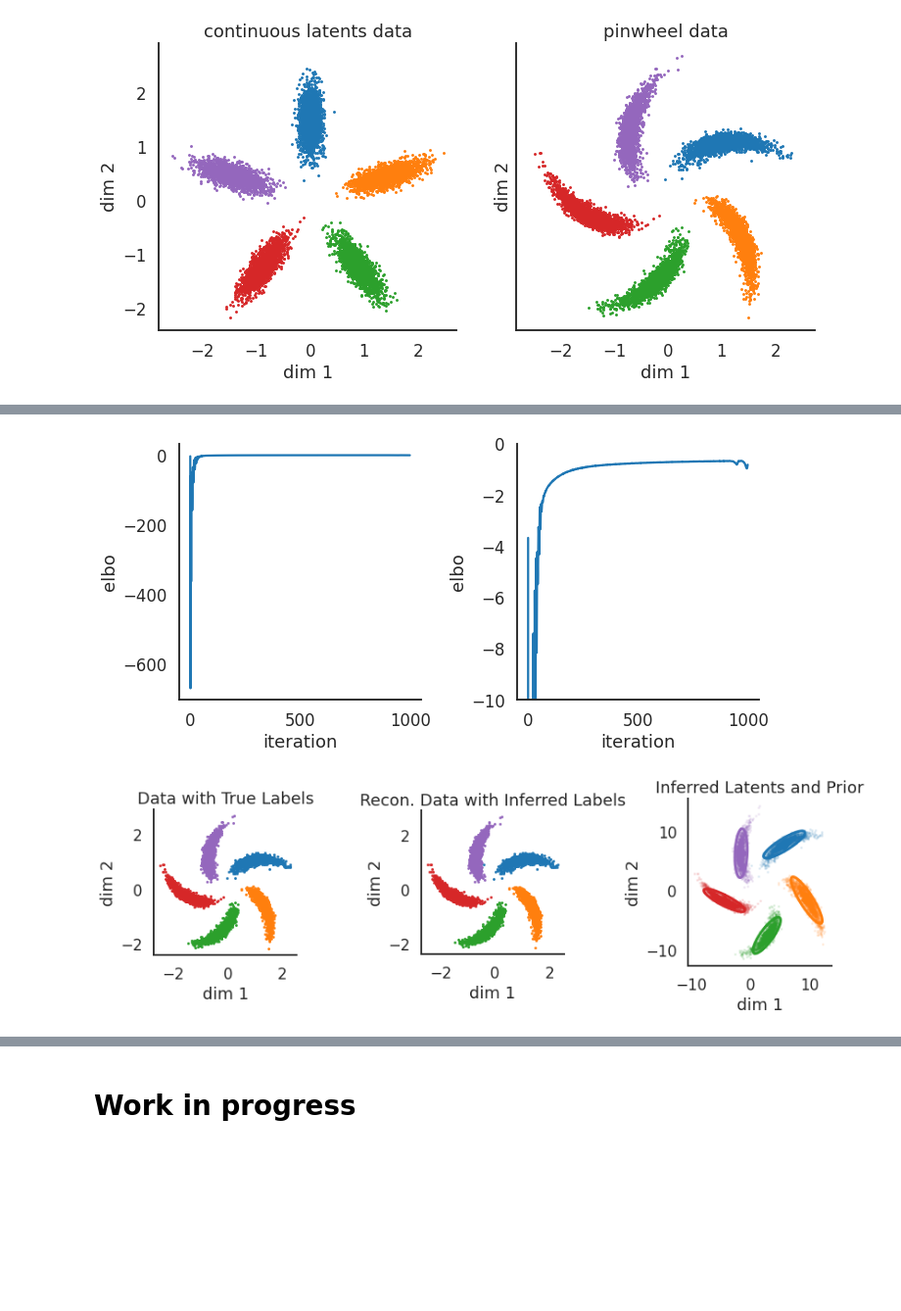
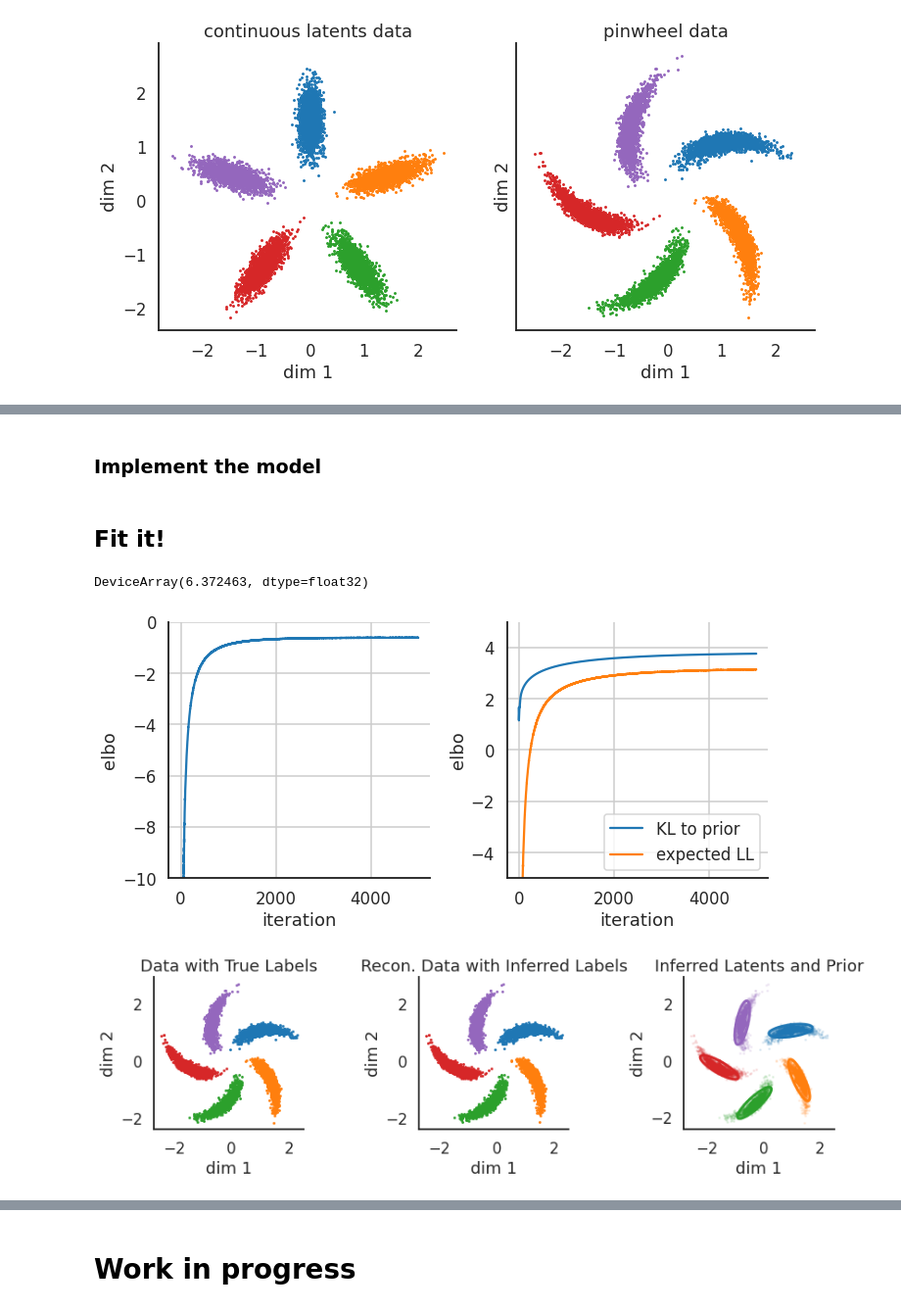
Before and after one commit to lindermanlab/hackathons, a Jupyter notebook: structured-vae.ipynb, the cells around one changed output, grey strips where cells are left out. Shown at 98% size. Cells and saved outputs as stored; diff of their text form; code cells hidden in the pictures; blank space fills up the shorter version.

```diff
--- a/structured-vae.ipynb
+++ b/structured-vae.ipynb
@@ -787,6 +786,9 @@ class CategoricalAndGaussian:
         rng1, rng2 = jax.random.split(seed, 2)
         return self.q_z.sample(seed=rng1, sample_shape=sample_shape), \
                self.q_x.sample(seed=rng2, sample_shape=sample_shape)
+
+    def mean(self):
+        return self.q_z.probs_parameter(), self.q_x.loc
 
     def kl_divergence(self, other):
         # Assume "other" is a prior distribution given as a tuple
@@ -806,6 +808,8 @@ register_pytree_node(
     lambda value: ((value.q_z, value.q_x), None),
     lambda aux_data, children: CategoricalAndGaussian(*children)
 )
+# %% [markdown]
+### Implement the model
 # %%
 class GMMSVAE(SVAE):
 
@@ -854,7 +858,7 @@ class GMMSVAE(SVAE):
             FanInSum
         )
         _, decoder_params = init_decode(rng_decoder, input_shape=(-1, data_dim))
-        log_decoder_varaiance = np.log(1e-4)
+        # log_decoder_varaiance = np.log(1e-2)
 
         # Implement the recongition network with a residual network as well
         init_recognize, self._recognize = serial(
@@ -949,7 +953,12 @@ class GMMSVAE(SVAE):
             q_x = dists.MultivariateNormalFullCovariance(loc, cov[None, :, :].repeat(len(data), axis=0))
             initial_posterior = CategoricalAndGaussian(q_z, q_x)
 
-        posterior, _ = lax.scan(_cavi_step, initial_posterior, None, length=max_iter)
+        # posterior, _ = lax.scan(_cavi_step, initial_posterior, None, length=max_iter)
+
+        # Scan sometimes crashes with nans for no apparent reason
+        posterior = initial_posterior
+        for _ in range(max_iter):
+            posterior, _ = _cavi_step(posterior, None)
         return posterior
 
     def pgm_mstep(self, posterior, kappa0=1e-4, mu0=0, Psi0=1e-4, nu0=1e-4):
@@ -981,29 +990,41 @@ class GMMSVAE(SVAE):
             p_xs.append(niw_posterior_mode(weights.sum(), Ex, ExxT))
 
         return dict(probs=p_z.probs), [dict(loc=p_x.loc, covariance_matrix=p_x.covariance()) for p_x in p_xs]
+# %% [markdown]
+## Fit it!
+# %%
+-dists.MultivariateNormalFullCovariance(np.zeros(2), 1e-4 * np.eye(2)).entropy()
+# %% [output]
+DeviceArray(6.372463, dtype=float32)
 # %%
 # Create and fit a GMM SVAE
 gmm = GMMSVAE(data_dim=2, num_clusters=5)
 rng = jax.random.PRNGKey(0)
-elbos, params, posterior = gmm.fit(
-    rng, data, num_iters=2000,
-    optimizer=optimizers.adam,
-    optimizer_kwargs=dict(step_size=1e-2))
+elbos, kls, params, posterior = gmm.fit(
+    rng, data, num_iters=5000,
+    optimizer=optimizers.momentum,
+    optimizer_kwargs=dict(step_size=1e-4, mass=0.9))
 # %%
 # Plot the ELBOs.
 fig, axs = plt.subplots(1, 2, figsize=(10, 5))
 axs[0].plot(elbos)
-axs[1].plot(elbos)
-axs[1].set_ylim(-10, 0)
+axs[0].set_ylim(-10, 0)
+axs[0].set_ylabel("elbo")
+
+axs[1].plot(kls, label="KL to prior")
+axs[1].plot(elbos + kls, label="expected LL")
+axs[1].set_ylim(-5, 5)
+axs[1].set_ylabel("elbo")
+axs[1].legend(loc="lower right")
 
 for ax in axs:
     ax.set_xlabel("iteration")
-    ax.set_ylabel("elbo")
     sns.despine(ax=ax)
+    ax.grid(True)
 
 plt.tight_layout()
 # %% [output]
-[figure, old version]
+[figure, new version]
 # %%
 def plot_gaussian_2D(mu, Sigma, ax=None, **kwargs):
     """
@@ -1021,35 +1042,33 @@ p_z, p_xs = gmm.prior(params[0])
 posterior = gmm.infer(params, data)
 q_z, q_x = posterior.q_z, posterior.q_x
 inferred_labels = np.argmax(q_z.logits, axis=1)
-
-# Reconstruct the data
-reconstructed_data = gmm.decode(params[2], (q_z.probs_parameter(), q_x.loc)).loc
+reconstructed_data = gmm.reconstruct(params, data).loc
 
 # Color the data by their inferred posterior
 fig, axs = plt.subplots(1, 3, figsize=(12, 6))
 for k in range(labels.max() + 1):
     axs[0].scatter(data[labels == k, 0],
                    data[labels == k, 1], s=2)
 
 for k in range(inferred_labels.max() + 1):
     h = axs[1].scatter(reconstructed_data[inferred_labels == k, 0],
                        reconstructed_data[inferred_labels == k, 1], s=2)
 
 for k in range(inferred_labels.max() + 1):
     h = axs[2].scatter(q_x.loc[inferred_labels == k, 0],
                        q_x.loc[inferred_labels == k, 1], s=2, alpha=0.1)
     plot_gaussian_2D(p_xs[k].loc, p_xs[k].covariance(), ax=axs[2],
                      color=h.get_facecolor()[0], alpha=1.0, lw=3)
 
 for ax in axs:
     ax.set_aspect('equal')
     ax.set_xlabel("dim 1")
     ax.set_ylabel("dim 2")
     sns.despine()
 
 axs[0].set_title("Data with True Labels")
 axs[1].set_title("Recon. Data with Inferred Labels")
 axs[2].set_title("Inferred Latents and Prior")
 plt.tight_layout()
 # %% [output]
-[figure, old version]
+[figure, new version]
```
Also changed, not shown: parts of 20 cells of this notebook.
